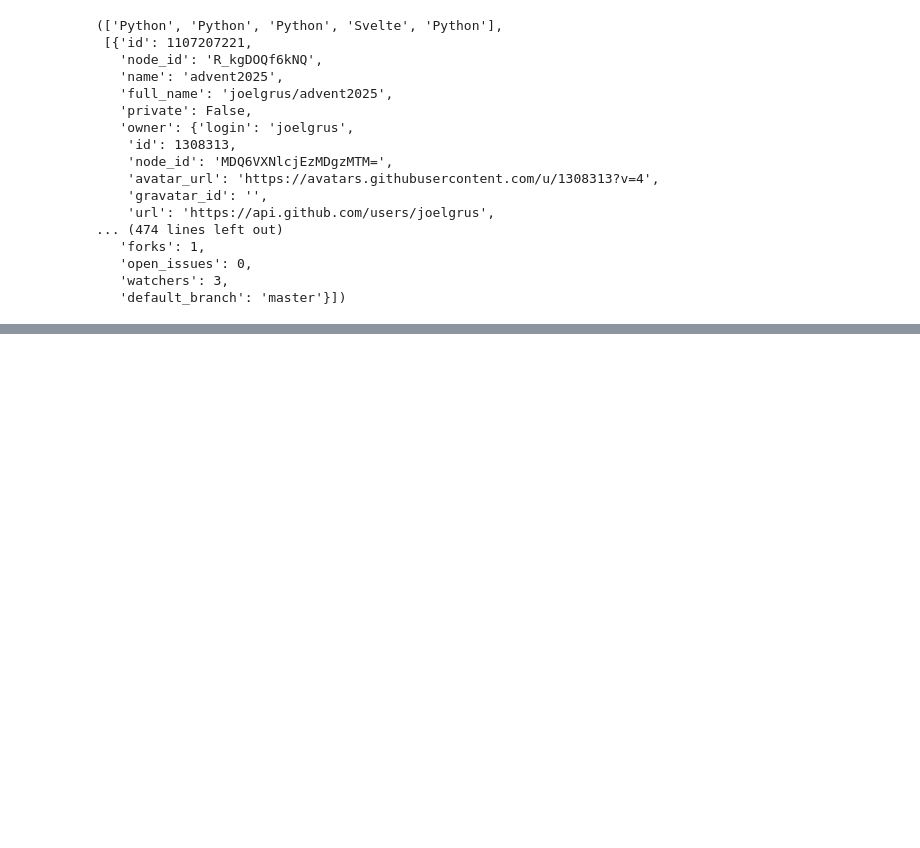
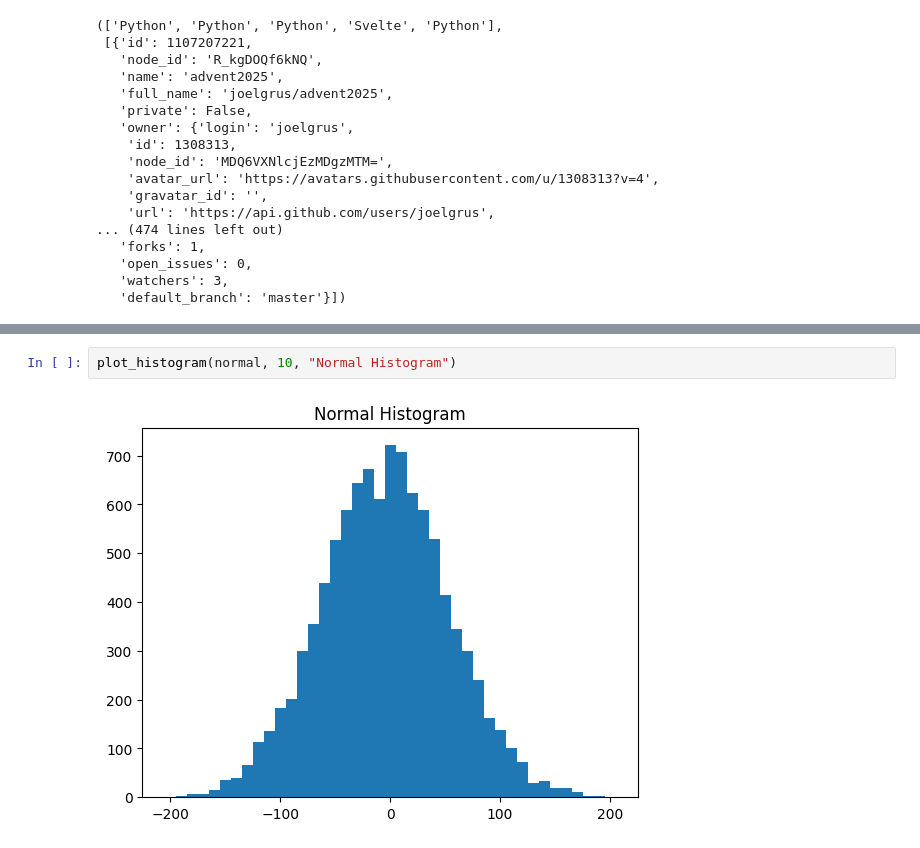
Before and after one commit to loandev-py/ciencia_de_datos_desde_cero, a Jupyter notebook: ciencia_de_datos_desde_cero.ipynb, the cells around one changed output, grey strips where cells are left out. Drawn from its saved outputs; the diff is of its cells as text; blank space fills up the shorter version.

```diff
--- a/ciencia_de_datos_desde_cero.ipynb
+++ b/ciencia_de_datos_desde_cero.ipynb
@@ -2831,0 +2838,4 @@ TwythonError: Twitter API returned a 400 (Bad Request), b'{"errors":[{"code":215
+# %%
+plot_histogram(normal, 10, "Normal Histogram")
+# %% [output]
+[figure, added]
```
Also changed, not shown: parts of 14 cells of this notebook.
